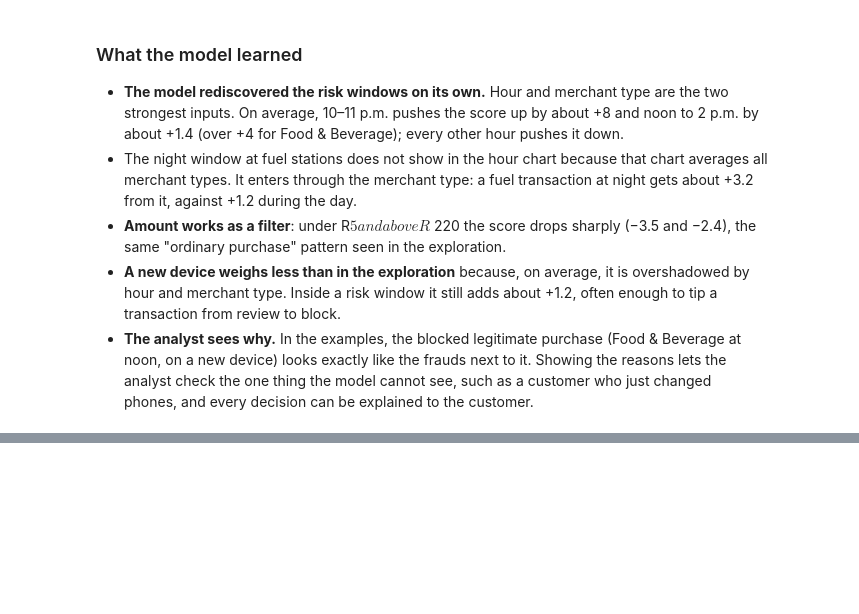
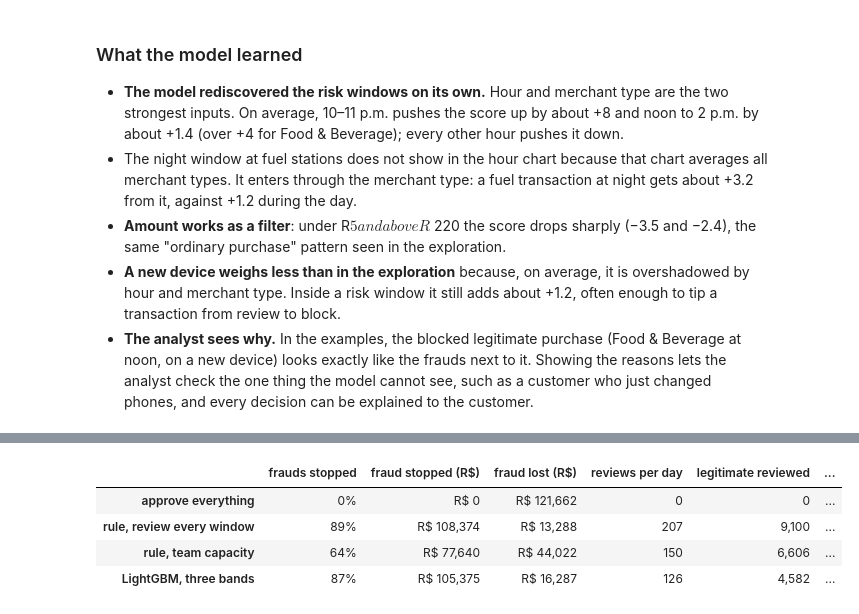
Before and after one commit to JuliaNazka/fraud-detection-case, a Jupyter notebook: notebooks/fraud_detection.ipynb, the cells around one changed output, grey strips where cells are left out. Drawn from its saved outputs; the diff is of its cells as text; code cells hidden in the pictures; blank space fills up the shorter version.

```diff
--- a/notebooks/fraud_detection.ipynb
+++ b/notebooks/fraud_detection.ipynb
@@ -718,0 +729,60 @@ examples[["score", "decision", "fraud", "top reasons"]].style.format({"score": "
+# %%
+dates = valid["datahora_transacao"].dt.date.to_numpy()
+in_window = rule_score == 1
+rng = np.random.default_rng(42)
+
+
+def within_capacity(candidates):
+    kept = np.zeros_like(candidates)
+    for day in np.unique(dates):
+        today = np.flatnonzero(candidates & (dates == day))
+        kept[rng.choice(today, size=min(len(today), REVIEW_CAPACITY_PER_DAY), replace=False)] = True
+    return kept
+
+
+def as_outcome(decision):
+    return pd.DataFrame({
+        "decision": decision,
+        "fraud": y_valid,
+        "fraud_amount": valid["valor_transacao"].to_numpy() * y_valid,
+    })
+
+
+def impact(decision):
+    result = as_outcome(decision)
+    fraud = result["fraud"] == 1
+    stopped = result["decision"] != "approve"
+    return {
+        "frauds stopped": (stopped & fraud).sum() / fraud.sum(),
+        "fraud stopped (R$)": result.loc[stopped, "fraud_amount"].sum(),
+        "fraud lost (R$)": result.loc[~stopped, "fraud_amount"].sum(),
+        "reviews per day": (result["decision"] == "review").sum() / days,
+        "legitimate reviewed": ((result["decision"] == "review") & ~fraud).sum(),
+        "legitimate blocked": ((result["decision"] == "block") & ~fraud).sum(),
+        "total cost (R$)": costs(result, REVIEW_COST, BLOCKED_CUSTOMER_COST)["total"],
+    }
+
+
+strategies = {
+    "approve everything": np.full(len(valid), "approve"),
+    "rule, review every window": np.where(in_window, "review", "approve"),
+    "rule, team capacity": np.where(within_capacity(in_window), "review", "approve"),
+    "LightGBM, three bands": outcome["decision"].to_numpy(),
+}
+
+impact_table = pd.DataFrame({name: impact(decision) for name, decision in strategies.items()}).T
+impact_table.style.format({
+    "frauds stopped": "{:.0%}",
+    "fraud stopped (R$)": "R$ {:,.0f}",
+    "fraud lost (R$)": "R$ {:,.0f}",
+    "reviews per day": "{:.0f}",
+    "legitimate reviewed": "{:,.0f}",
+    "legitimate blocked": "{:,.0f}",
+    "total cost (R$)": "R$ {:,.0f}",
+})
+# %% [output]
+|  | frauds stopped | fraud stopped (R$) | fraud lost (R$) | reviews per day | legitimate reviewed | ... |
+| approve everything | 0% | R$ 0 | R$ 121,662 | 0 | 0 | ... |
+| rule, review every window | 89% | R$ 108,374 | R$ 13,288 | 207 | 9,100 | ... |
+| rule, team capacity | 64% | R$ 77,640 | R$ 44,022 | 150 | 6,606 | ... |
+| LightGBM, three bands | 87% | R$ 105,375 | R$ 16,287 | 126 | 4,582 | ... |
```
Also changed, not shown: parts of 4 cells of this notebook, 1 other file.
